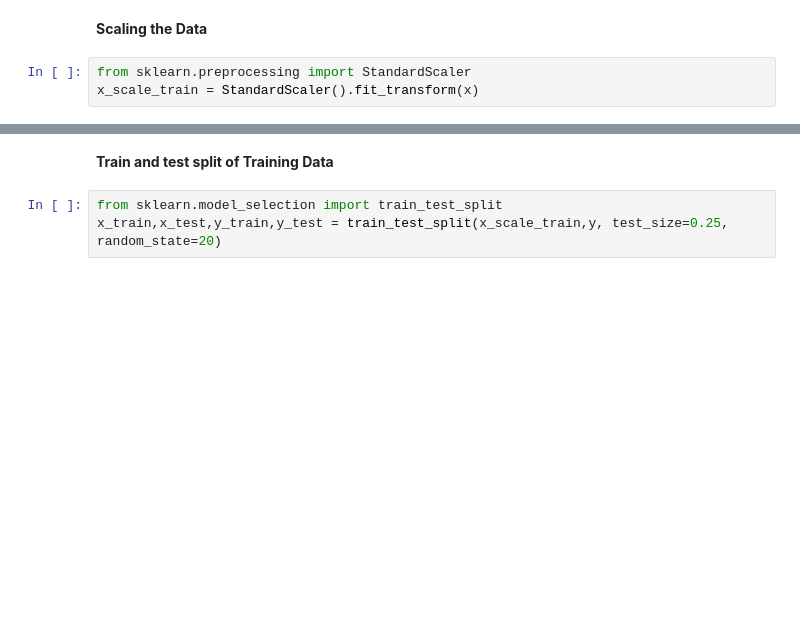
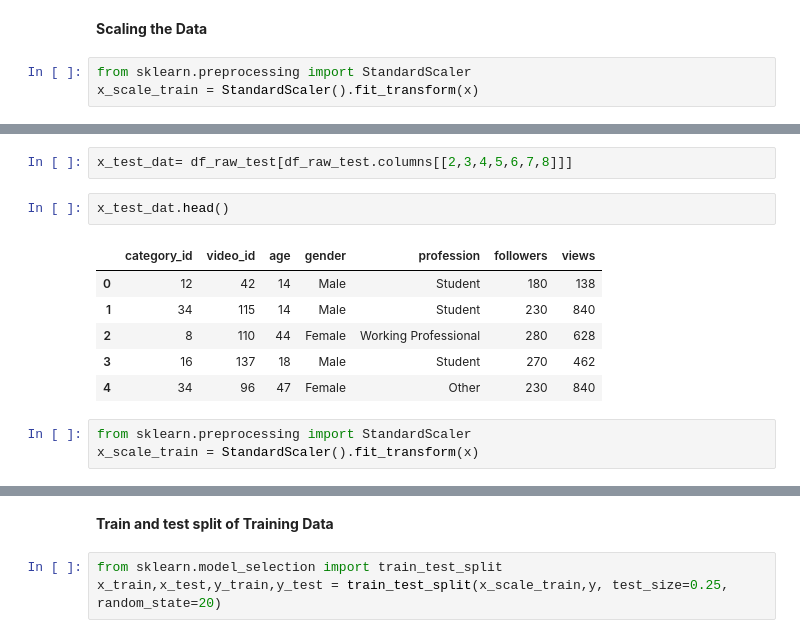
Before and after one commit to sarkar2527/DSAP, a Jupyter notebook: Analytics_vidhya.ipynb, the cells around one changed output, grey strips where cells are left out. Cells and saved outputs as stored; diff of their text form; blank space fills up the shorter version.

```diff
--- a/Analytics_vidhya.ipynb
+++ b/Analytics_vidhya.ipynb
@@ -195,0 +190,14 @@ x_scale_train = StandardScaler().fit_transform(x)
+# %%
+x_test_dat= df_raw_test[df_raw_test.columns[[2,3,4,5,6,7,8]]]
+# %%
+x_test_dat.head()
+# %% [output]
+|  | category_id | video_id | age | gender | profession | followers | views |
+| 0 | 12 | 42 | 14 | Male | Student | 180 | 138 |
+| 1 | 34 | 115 | 14 | Male | Student | 230 | 840 |
+| 2 | 8 | 110 | 44 | Female | Working Professional | 280 | 628 |
+| 3 | 16 | 137 | 18 | Male | Student | 270 | 462 |
+| 4 | 34 | 96 | 47 | Female | Other | 230 | 840 |
+# %%
+from sklearn.preprocessing import StandardScaler
+x_scale_train = StandardScaler().fit_transform(x)
```
Also changed, not shown: parts of 22 cells of this notebook.
